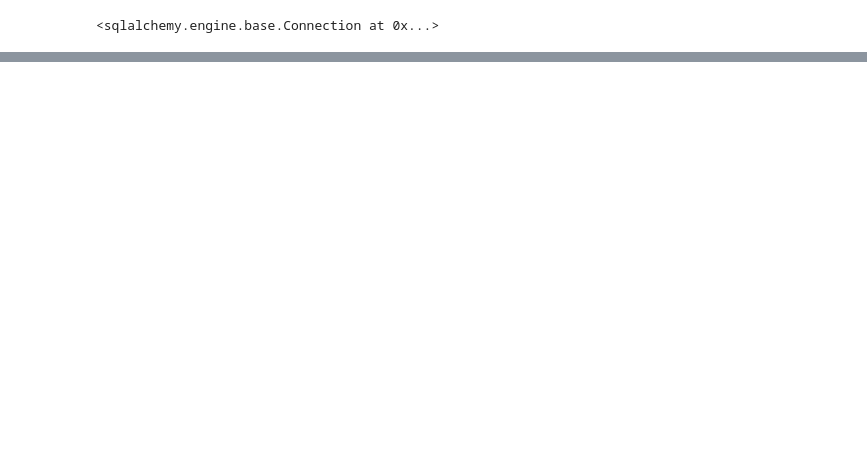
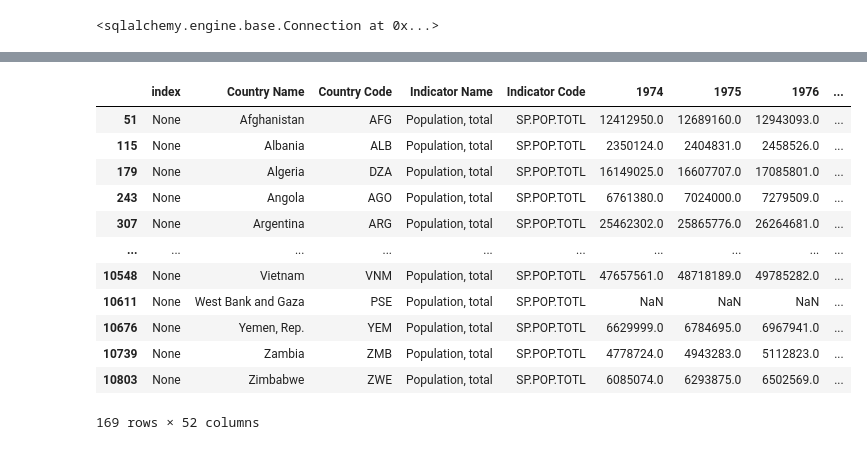
Before and after one commit to kibiraVictor/buildingpythoninteractivedashboards, a Jupyter notebook: app_sqlalchemy.ipynb, the cells around one changed output, grey strips where cells are left out. Saved outputs shown, nothing was run; the diff lists cells and outputs as text; code cells hidden in the pictures; blank space fills up the shorter version.

```diff
--- a/app_sqlalchemy.ipynb
+++ b/app_sqlalchemy.ipynb
@@ -39,0 +38,22 @@ result
+# %%
+regions = ['East Asia & Pacific', 'Europe & CentralAsia', 'Fragile and conflict affectedsituations', 'High income',
+'IDA countries classified as fragile situations', 'IDAtotal', 'Latin America & Caribbean', 'Low & middleincome', 'Low income', 'Lower middle income', 'MiddleEast & North Africa', 'Middle income', 'South Asia',
+'Sub-Saharan Africa', 'Upper middle income', 'World']
+# %%
+population_df = df[~df['Country Name'].isin(regions) & (df['Indicator Name']== 'Population, total')]
+# %%
+population_df
+# %% [output]
+|  | index | Country Name | Country Code | Indicator Name | Indicator Code | 1974 | 1975 | 1976 | ... |
+| 51 | None | Afghanistan | AFG | Population, total | SP.POP.TOTL | 12412950.0 | 12689160.0 | 12943093.0 | ... |
+| 115 | None | Albania | ALB | Population, total | SP.POP.TOTL | 2350124.0 | 2404831.0 | 2458526.0 | ... |
+| 179 | None | Algeria | DZA | Population, total | SP.POP.TOTL | 16149025.0 | 16607707.0 | 17085801.0 | ... |
+| 243 | None | Angola | AGO | Population, total | SP.POP.TOTL | 6761380.0 | 7024000.0 | 7279509.0 | ... |
+| 307 | None | Argentina | ARG | Population, total | SP.POP.TOTL | 25462302.0 | 25865776.0 | 26264681.0 | ... |
+| ... | ... | ... | ... | ... | ... | ... | ... | ... | ... |
+| 10548 | None | Vietnam | VNM | Population, total | SP.POP.TOTL | 47657561.0 | 48718189.0 | 49785282.0 | ... |
+| 10611 | None | West Bank and Gaza | PSE | Population, total | SP.POP.TOTL | NaN | NaN | NaN | ... |
+| 10676 | None | Yemen, Rep. | YEM | Population, total | SP.POP.TOTL | 6629999.0 | 6784695.0 | 6967941.0 | ... |
+| 10739 | None | Zambia | ZMB | Population, total | SP.POP.TOTL | 4778724.0 | 4943283.0 | 5112823.0 | ... |
+| 10803 | None | Zimbabwe | ZWE | Population, total | SP.POP.TOTL | 6085074.0 | 6293875.0 | 6502569.0 | ... |
+169 rows × 52 columns
```
Also changed, not shown: parts of 15 cells of this notebook, 1 other file.
